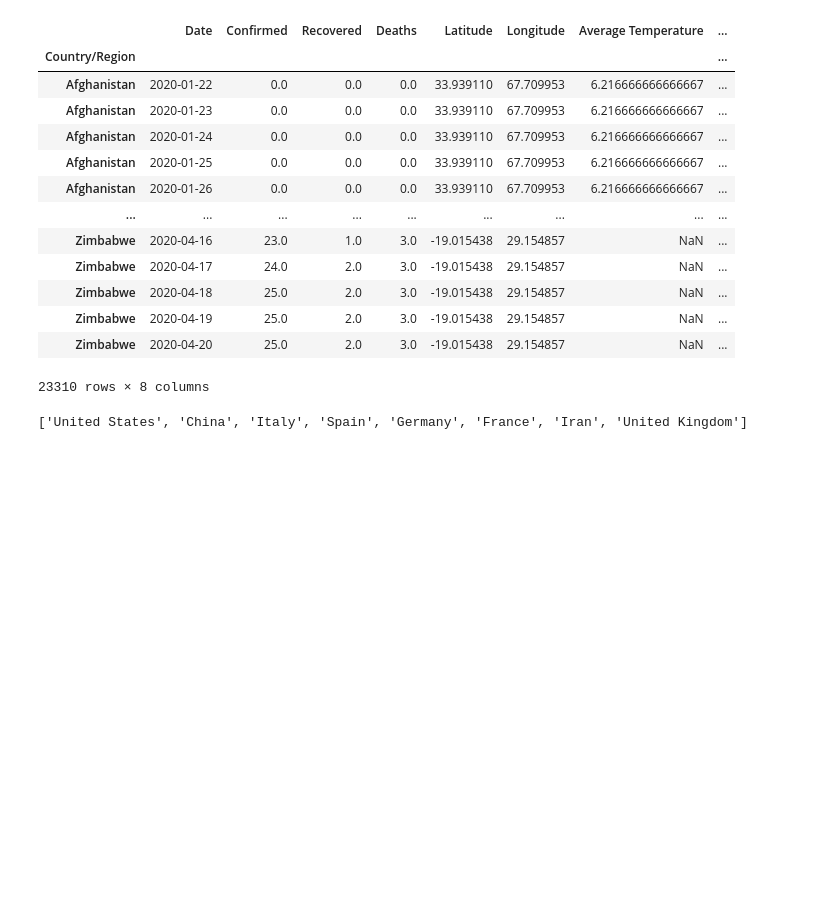
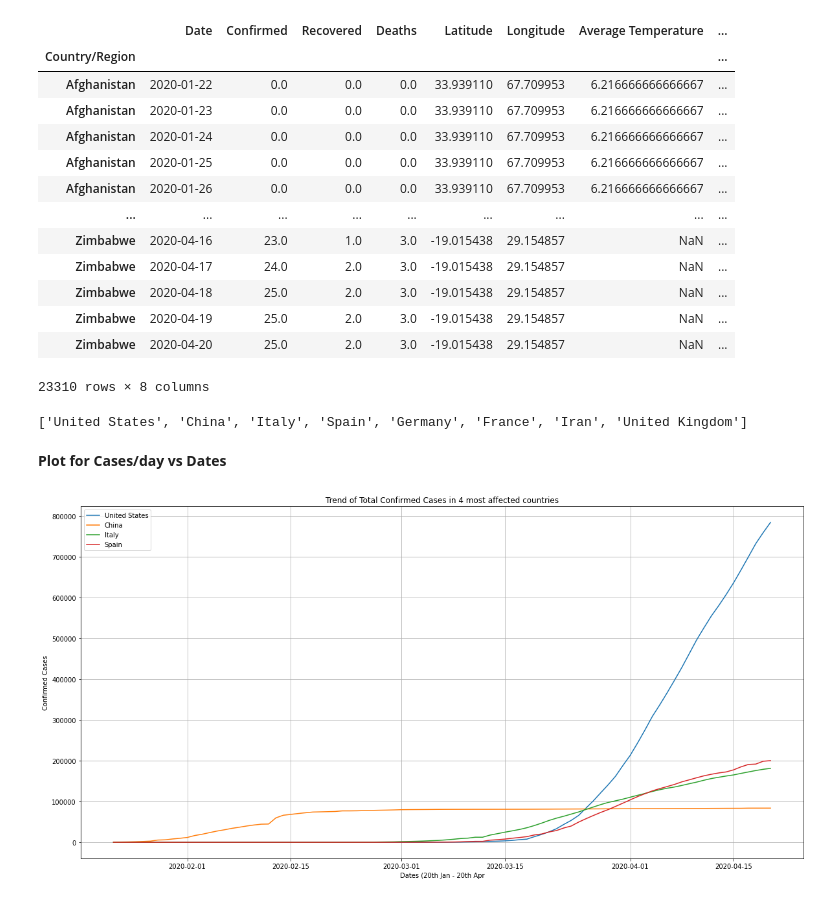
Before and after one commit to newb-dev-1008/GetBoarded_Latitude, a Jupyter notebook: GetBoarded_Week2.ipynb, the cells around one changed output. Drawn from its saved outputs; the diff is of its cells as text; code cells hidden in the pictures; blank space fills up the shorter version.

```diff
--- a/GetBoarded_Week2.ipynb
+++ b/GetBoarded_Week2.ipynb
@@ -398,3 +398,25 @@ affected = most_affected(df_most_affected)
 print(affected)
 # %% [output]
 ['United States', 'China', 'Italy', 'Spain', 'Germany', 'France', 'Iran', 'United Kingdom']
+# %% [markdown]
+**Plot for Cases/day vs Dates**
+# %%
+# Cases vs dates
+import matplotlib.pyplot as plt
+%matplotlib inline
+
+cases_day = df_most_affected
+plt.figure(figsize = [20,10])
+for i in range(4):
+  j = df_most_affected.loc[affected[i], ['Confirmed','Date']]
+  j.reset_index(drop = True, inplace = True)
+  j = j.groupby(["Date"]).sum()
+  plt.plot(j.index, j['Confirmed'], label = str(affected[i]))
+
+plt.xlabel('Dates (20th Jan - 20th Apr')
+plt.ylabel('Confirmed Cases')
+plt.title('Trend of Total Confirmed Cases in 4 most affected countries')
+plt.legend()
+plt.grid()
+# %% [output]
+[figure, added]
```
Also changed, not shown: parts of 12 cells of this notebook.
